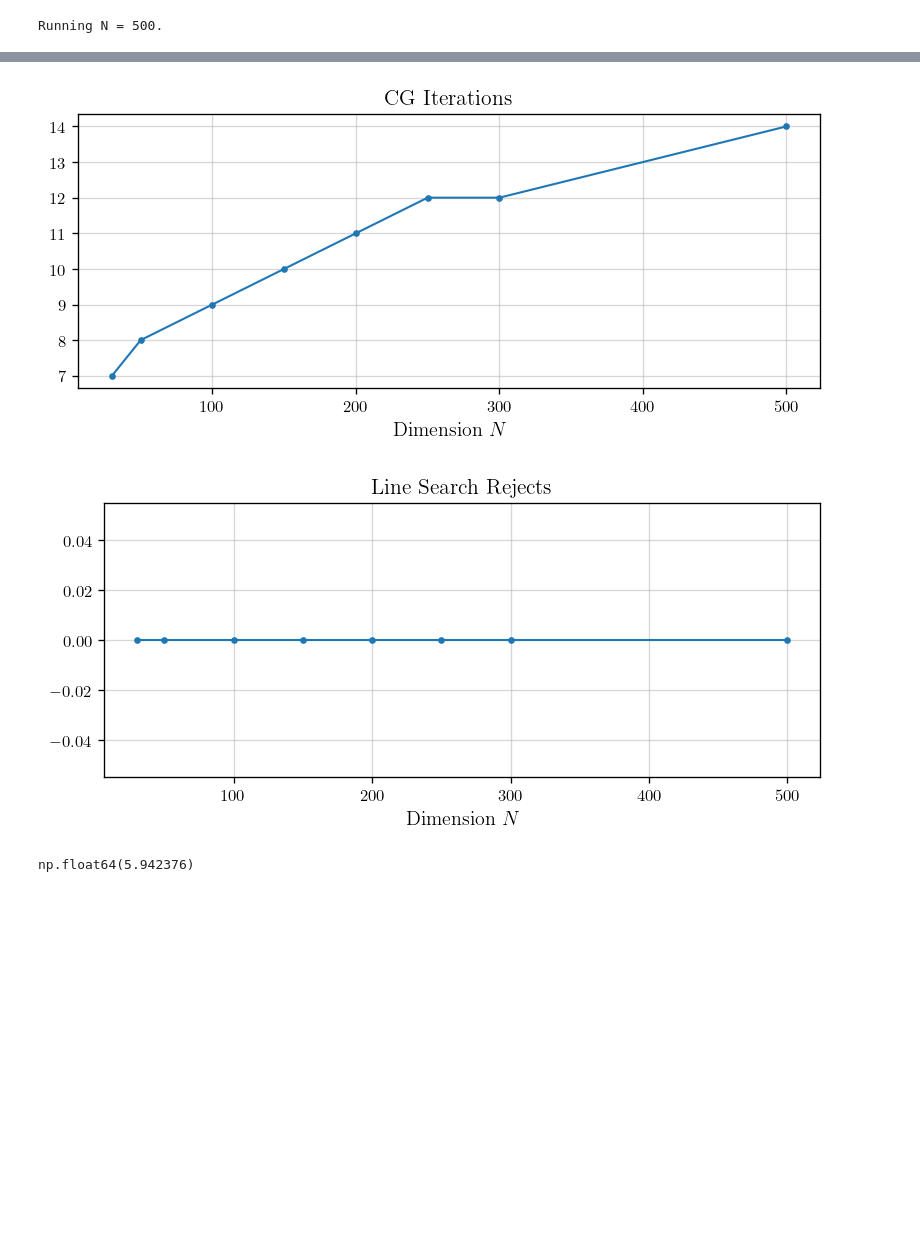
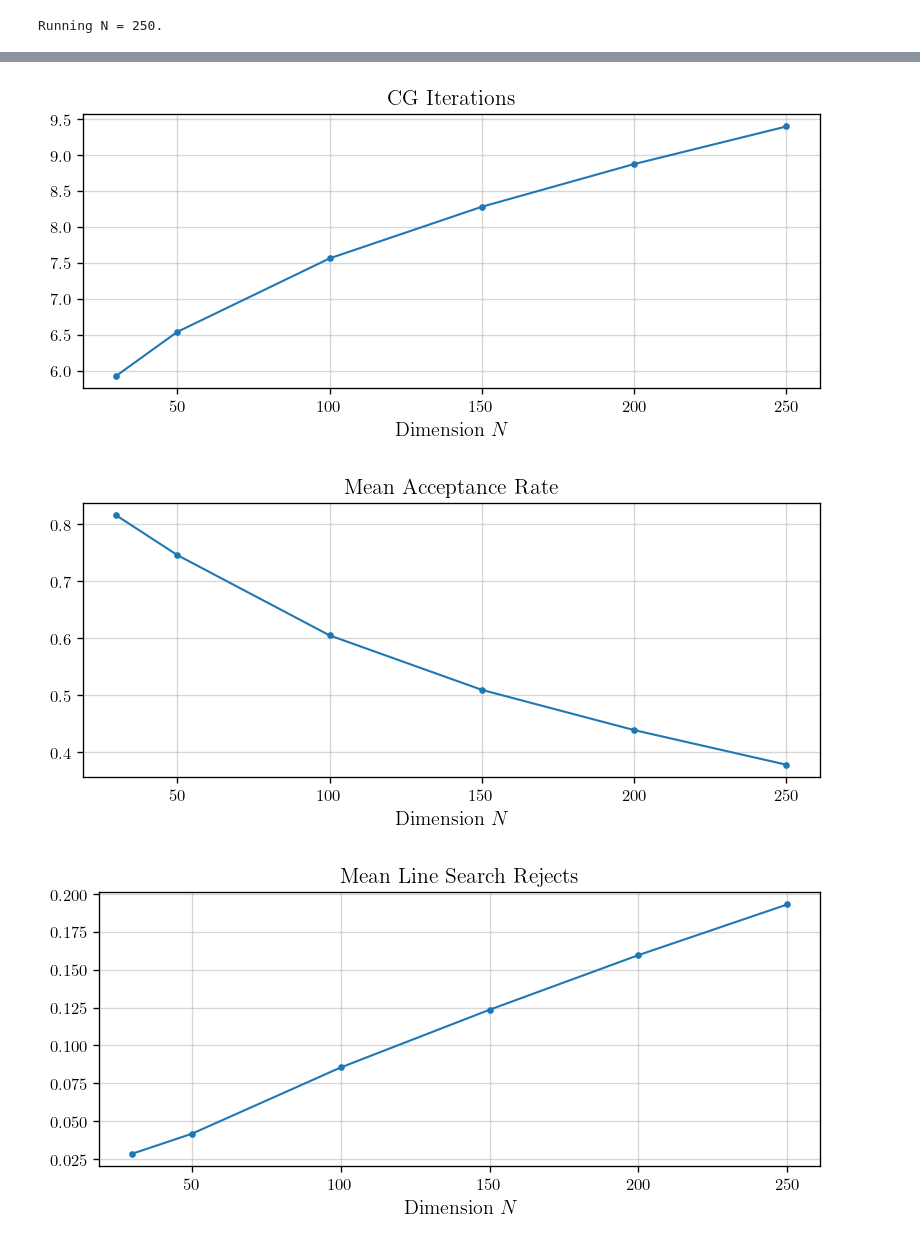
Before and after one commit to fredwdickinson/dissertation, a Jupyter notebook: code/notebooks/08_newton.ipynb, the cells around one changed output, grey strips where cells are left out. Drawn from its saved outputs; the diff is of its cells as text; code cells hidden in the pictures; blank space fills up the shorter version.

```diff
--- a/code/notebooks/08_newton.ipynb
+++ b/code/notebooks/08_newton.ipynb
@@ -28,17 +26,13 @@ Main questions:
 # %%
-# NOTE probably should re-run this so that we track the acceptance rate and also the Newton tolerance...
-beta = 2.0; T = 5.0; M = 100; potential_name = "quartic";
-N_range = [30, 50, 100, 150, 200, 250, 300, 500]
-
-mean_newton_iters = np.zeros_like(N_range) # CHANGE ALL TO BE FLOAT
-mean_cg_iters = np.zeros_like(N_range)
-mean_line_search_rejects = np.zeros_like(N_range)
+beta = 2.0; T = 4.0; M = 50; potential_name = "quartic";
+N_range = [30, 50, 100, 150, 200, 250]
+results = {}
 
 for j, N in enumerate(N_range):
     clear_output(wait = True)
     print(f"Running N = {N}.")
 
-    dt = 1/N; total_steps = int(T/dt);
+    dt = 1/(2*N); total_steps = int(T/dt);
     init = random_matrix.init_gue_eigenvalues(M, N)
 
     maimla_pipe = simulate.make_imla_pipeline(N, dt, potential_name, beta, metropolise = True)
@@ -51,14 +45,26 @@ for j, N in enumerate(N_range):
     }
 
     info = simulate.analyse_trajectory(trajectory, total_steps, **config)
-    mean_newton_iters[j] = info["newton_iters"].mean()
-    mean_cg_iters[j] = info["mean_cg_iters"].mean()
-    mean_line_search_rejects[j] = info["line_search_rejects"].mean()
+    results[(N, dt)] = info
 # %% [output]
-Running N = 500.
+Running N = 250.
+# %%
+mean_newton_iters = np.zeros_like(N_range, dtype = float)
+mean_cg_iters = np.zeros_like(N_range, dtype = float)
+mean_line_search_rejects = np.zeros_like(N_range, dtype = float)
+mean_acc_rate = np.zeros_like(N_range, dtype = float)
+
+
+for j, N in enumerate(N_range):
+    dt = 1/(2*N)
+    info = results[(N, dt)]
+    mean_newton_iters[j] = info["newton_iters"].mean()
+    mean_cg_iters[j] = info["mean_cg_iters"].mean()
+    mean_line_search_rejects[j] = info["line_search_rejects"].mean()
+    mean_acc_rate[j] = info["accepts"].mean()
 # %%
-ax_titles = ["Newton Iterations", "CG Iterations", "Line Search Rejects"]
-for title, arr in zip(ax_titles, [mean_newton_iters, mean_cg_iters, mean_line_search_rejects]):
+ax_titles = ["Newton Iterations", "CG Iterations", "Mean Acceptance Rate", "Mean Line Search Rejects"]
+for title, arr in zip(ax_titles, [mean_newton_iters, mean_cg_iters, mean_acc_rate, mean_line_search_rejects]):
     fig, ax = plt.subplots()
     ax.plot(N_range, arr, marker = 'o', markersize = 3)
     ax.set_title(title)
@@ -70,7 +76,3 @@ for title, arr in zip(ax_titles, [mean_newton_iters, mean_cg_iters, mean_line_se
-[figure, old version]
+[figure, new version]
-[figure, old version]
+[figure, new version]
+[figure, added]
-# %%
-info["newton_iters"].mean()
-# NOTE Change array data type to float!
-# %% [output]
-np.float64(5.942376)
```
Also changed, not shown: parts of 6 cells of this notebook, 3 other files.
